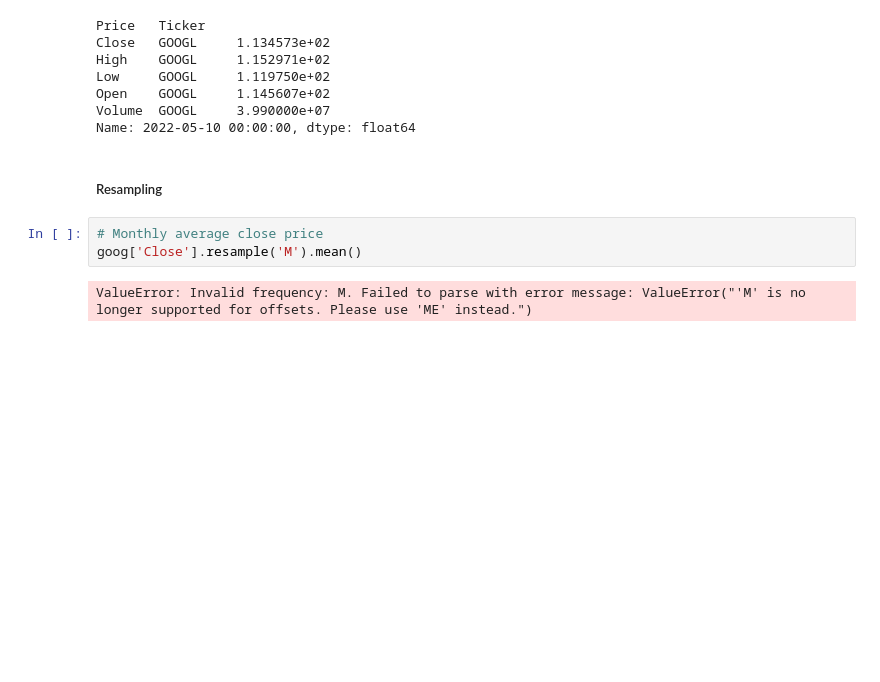
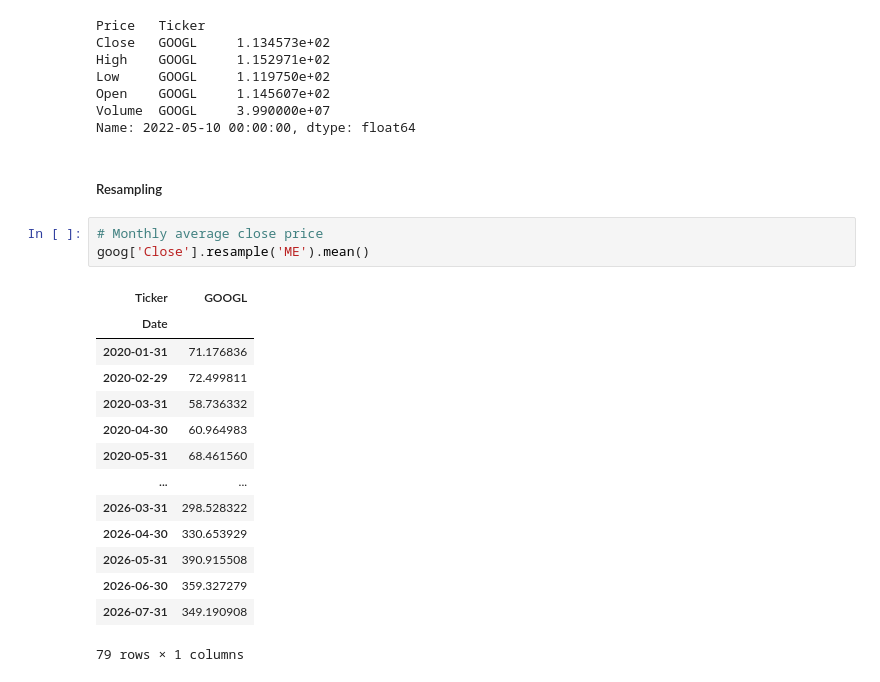
Before and after one commit to bonareri/data-science-class, a Jupyter notebook: 05-Python_for_Data_Science/06_Pandas_Data_Analysis.ipynb, the cells around one changed output. Saved outputs shown, nothing was run; the diff lists cells and outputs as text; blank space fills up the shorter version.

```diff
--- a/05-Python_for_Data_Science/06_Pandas_Data_Analysis.ipynb
+++ b/05-Python_for_Data_Science/06_Pandas_Data_Analysis.ipynb
@@ -887,9 +1030,22 @@ Name: 2022-05-10 00:00:00, dtype: float64
 ##### Resampling
 # %%
 # Monthly average close price
-goog['Close'].resample('M').mean()
+goog['Close'].resample('ME').mean()
 # %% [output]
+| Ticker | GOOGL |
+| Date |  |
+| 2020-01-31 | 71.176836 |
+| 2020-02-29 | 72.499811 |
+| 2020-03-31 | 58.736332 |
+| 2020-04-30 | 60.964983 |
+| 2020-05-31 | 68.461560 |
+| ... | ... |
+| 2026-03-31 | 298.528322 |
+| 2026-04-30 | 330.653929 |
+| 2026-05-31 | 390.915508 |
+| 2026-06-30 | 359.327279 |
+| 2026-07-31 | 349.190908 |
-ValueError: Invalid frequency: M. Failed to parse with error message: ValueError("'M' is no longer supported for offsets. Please use 'ME' instead.")
+79 rows × 1 columns
 # %%
 # Weekly closing price sum
 goog['Close'].resample('W').sum()
```
Also changed, not shown: parts of 30 cells of this notebook.
